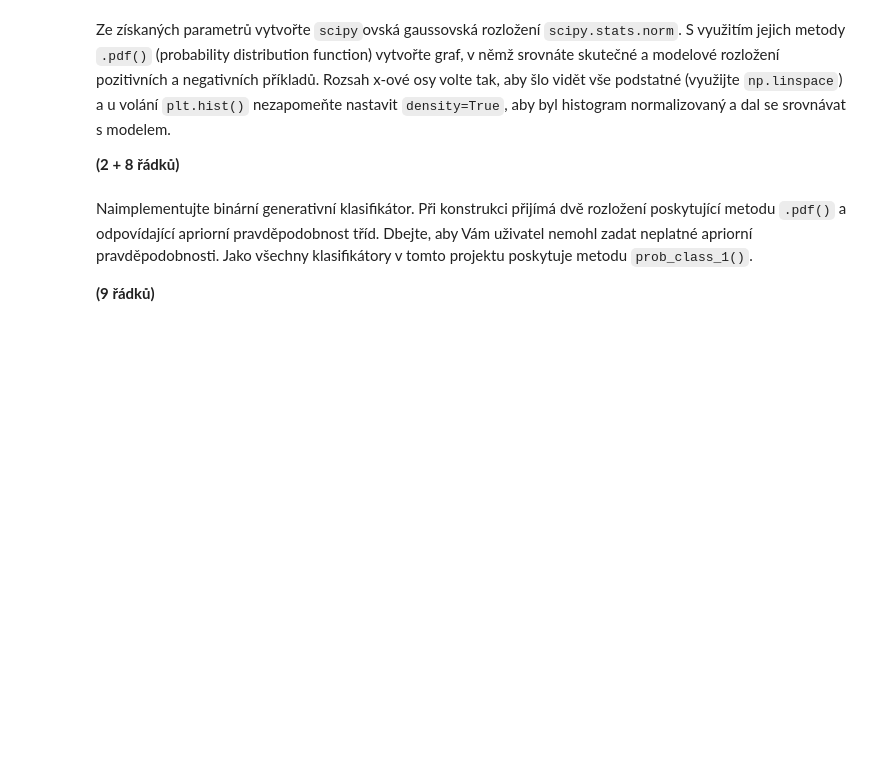
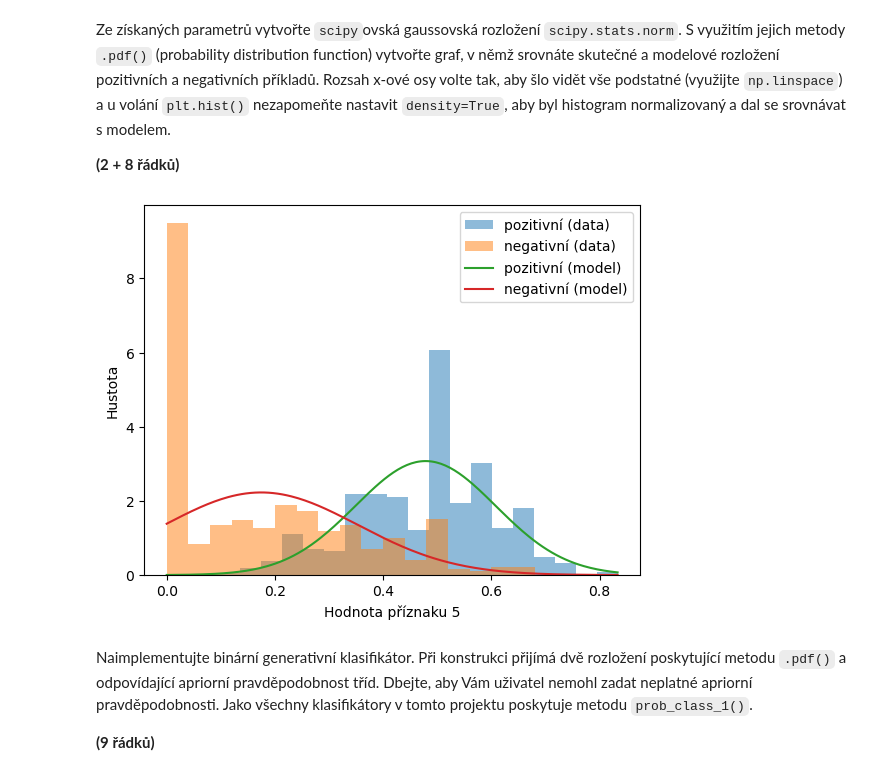
Before and after one commit to cermak-d/sui_proj1, a Jupyter notebook: xcerma45.ipynb, the cells around one changed output. Saved outputs shown, nothing was run; the diff lists cells and outputs as text; code cells hidden in the pictures; blank space fills up the shorter version.

```diff
--- a/xcerma45.ipynb
+++ b/xcerma45.ipynb
@@ -150,7 +150,7 @@ Získané parametry -- tzn. střední hodnoty a směrodatné odchylky -- vypíš
 **(1 řádek)**
 # %%
 def mle_gauss_1d(data):
-    return None
+    return np.mean(data), np.std(data)
 
 mu_pos, std_pos = mle_gauss_1d(train_dataset.pos[:, FOI])
 mu_neg, std_neg = mle_gauss_1d(train_dataset.neg[:, FOI])
@@ -172,3 +169,20 @@ pass
+# %%
+gauss_pos = scipy.stats.norm(mu_pos, std_pos)
+gauss_neg = scipy.stats.norm(mu_neg, std_neg)
+xs = np.linspace(train_dataset.xs[:, FOI].min(), train_dataset.xs[:, FOI].max(), 200)
+gauss_pos_pdf = gauss_pos.pdf(xs)
+gauss_neg_pdf = gauss_neg.pdf(xs)
+
+plt.hist(train_dataset.pos[:, FOI], bins=20, density=True, alpha=0.5, label='pozitivní (data)')
+plt.hist(train_dataset.neg[:, FOI], bins=20, density=True, alpha=0.5, label='negativní (data)')
+plt.plot(xs, gauss_pos_pdf, label='pozitivní (model)')
+plt.plot(xs, gauss_neg_pdf, label='negativní (model)')
+plt.xlabel(f'Hodnota příznaku {FOI}')
+plt.ylabel('Hustota')
+plt.legend()
+plt.show()
+# %% [output]
+[figure, added]
 # %% [markdown]
 Naimplementujte binární generativní klasifikátor.
 Při konstrukci přijímá dvě rozložení poskytující metodu `.pdf()` a odpovídající apriorní pravděpodobnost tříd.
```
Also changed, not shown: parts of 10 cells of this notebook.
